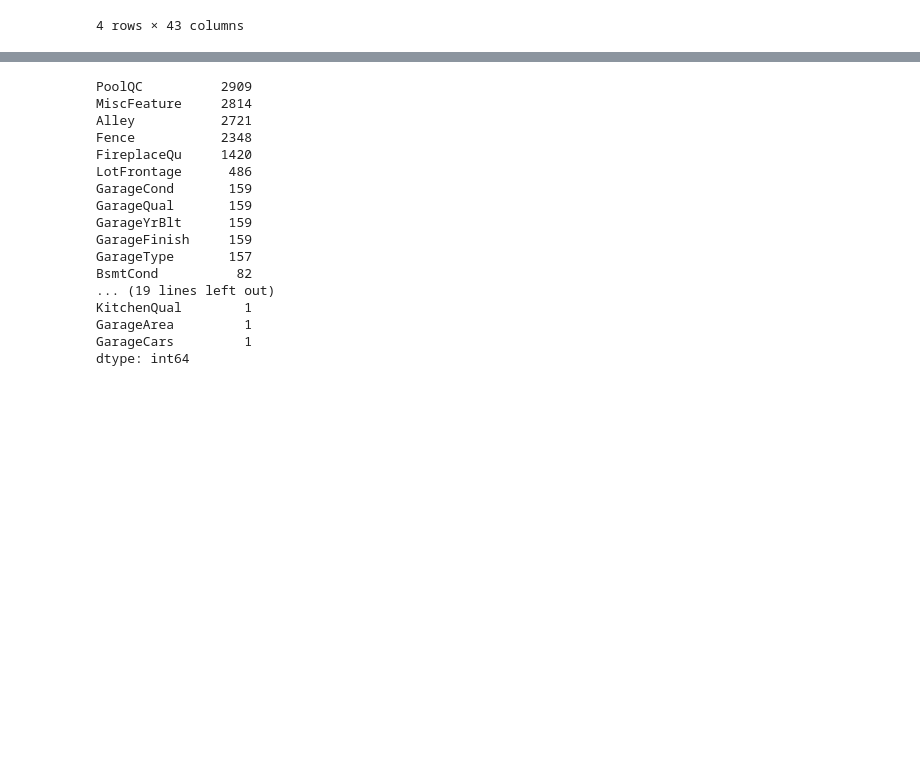
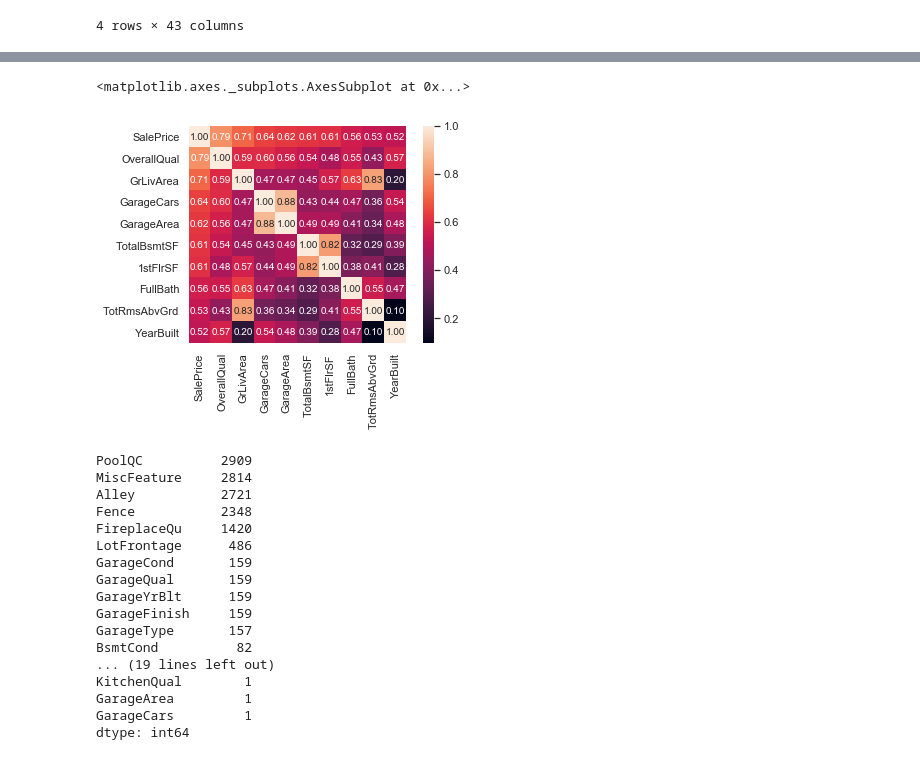
Before and after one commit to gopal227/Regression_Problem, a Jupyter notebook: Housing_Prediction/Housing_Prediction.ipynb, the cells around one changed output, grey strips where cells are left out. Cells and saved outputs as stored; diff of their text form; code cells hidden in the pictures; blank space fills up the shorter version.

```diff
--- a/Housing_Prediction/Housing_Prediction.ipynb
+++ b/Housing_Prediction/Housing_Prediction.ipynb
@@ -113,3 +176,12 @@ categorical_features.describe()
+# %%
+k = 10
+cols = corr.nlargest(k, 'SalePrice')['SalePrice'].index
+cm = np.corrcoef(train[cols].values.T)
+sns.set(font_scale=1)
+sns.heatmap(cm, annot=True, square=True,fmt='.2f', annot_kws={'size':10}, xticklabels=cols.values,yticklabels=cols.values)
+# %% [output]
+<matplotlib.axes._subplots.AxesSubplot at 0x...>
+[figure, added]
 # %%
 data.isnull().sum().sort_values(ascending=False)[:34]
 # %% [output]
```
Also changed, not shown: parts of 16 cells of this notebook.
